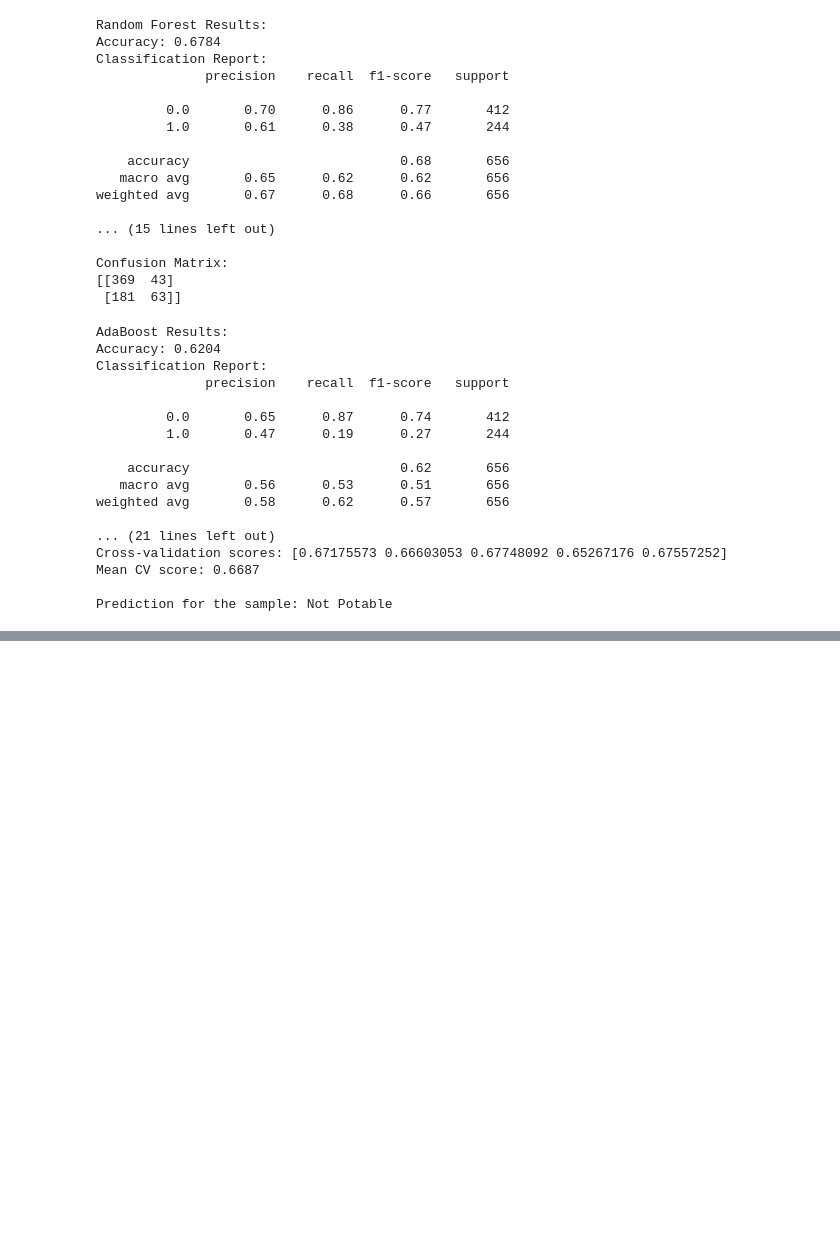
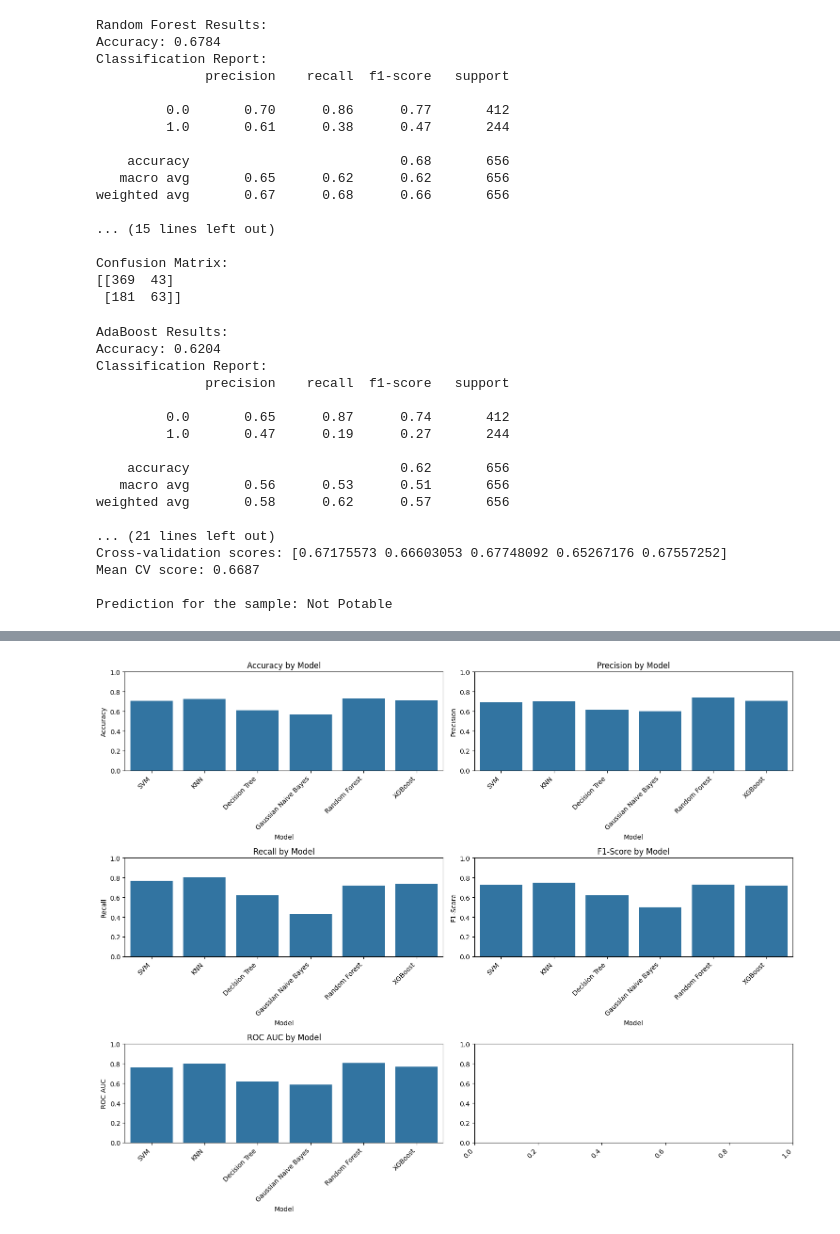
Before and after one commit to RajeshKurva/Mini_project, a Jupyter notebook: MiniProject.ipynb, the cells around one changed output, grey strips where cells are left out. Cells and saved outputs as stored; diff of their text form; code cells hidden in the pictures; blank space fills up the shorter version.

Commit message:
Updated 70% Accuracy Code

```diff
--- a/MiniProject.ipynb
+++ b/MiniProject.ipynb
@@ -446,0 +453,76 @@ Visualization for the best model: Random Forest (Tuned)
+# %%
+ import matplotlib.pyplot as plt
+import numpy as np
+import seaborn as sns
+from sklearn.metrics import accuracy_score, precision_score, recall_score, f1_score, roc_auc_score
+
+# Function to calculate and store the performance metrics
+def calculate_metrics(models, X_test, y_test):
+    metrics_dict = {'Model': [], 'Accuracy': [], 'Precision': [], 'Recall': [], 'F1-Score': [], 'ROC AUC': []}
+
+    for model_name, model in models.items():
+        y_pred = model.predict(X_test)
+
+        # If the model can output probabilities, calculate ROC AUC
+        if hasattr(model, "predict_proba"):
+            y_prob = model.predict_proba(X_test)[:, 1]
+        elif hasattr(model, "decision_function"):
+            y_prob = model.decision_function(X_test)
+        else:
+            y_prob = None
+
+        # Store the metrics
+        metrics_dict['Model'].append(model_name)
+        metrics_dict['Accuracy'].append(accuracy_score(y_test, y_pred))
+        metrics_dict['Precision'].append(precision_score(y_test, y_pred))
+        metrics_dict['Recall'].append(recall_score(y_test, y_pred))
+        metrics_dict['F1-Score'].append(f1_score(y_test, y_pred))
+
+        if y_prob is not None:
+            metrics_dict['ROC AUC'].append(roc_auc_score(y_test, y_prob))
+        else:
+            metrics_dict['ROC AUC'].append(np.nan)  # ROC AUC is not available for this model
+
+    return metrics_dict
+
+# Function to plot the bar graph for each metric
+def plot_metrics_bar_chart(metrics_dict):
+    metrics_df = pd.DataFrame(metrics_dict)
+
+    # Plot the metrics using Seaborn for better visual aesthetics
+    fig, axes = plt.subplots(3, 2, figsize=(15, 12))
+    fig.subplots_adjust(hspace=0.5)
+
+    sns.barplot(x='Model', y='Accuracy', data=metrics_df, ax=axes[0, 0])
+    axes[0, 0].set_title('Accuracy by Model')
+    axes[0, 0].set_ylim(0, 1)
+
+    sns.barplot(x='Model', y='Precision', data=metrics_df, ax=axes[0, 1])
+    axes[0, 1].set_title('Precision by Model')
+    axes[0, 1].set_ylim(0, 1)
+
+    sns.barplot(x='Model', y='Recall', data=metrics_df, ax=axes[1, 0])
+    axes[1, 0].set_title('Recall by Model')
+    axes[1, 0].set_ylim(0, 1)
+
+    sns.barplot(x='Model', y='F1-Score', data=metrics_df, ax=axes[1, 1])
+    axes[1, 1].set_title('F1-Score by Model')
+    axes[1, 1].set_ylim(0, 1)
+
+    sns.barplot(x='Model', y='ROC AUC', data=metrics_df, ax=axes[2, 0])
+    axes[2, 0].set_title('ROC AUC by Model')
+    axes[2, 0].set_ylim(0, 1)
+
+    for ax in axes.flat:
+        ax.set_xticklabels(ax.get_xticklabels(), rotation=45, ha="right")
+
+    plt.tight_layout()
+    plt.show()
+
+# Assuming models is a dictionary with trained models
+metrics_dict = calculate_metrics(models, X_test, y_test)
+
+# Plot the bar charts for performance metrics
+plot_metrics_bar_chart(metrics_dict)
+# %% [output]
+[figure, added]
```
Also changed, not shown: parts of 5 cells of this notebook, 1 other file.
